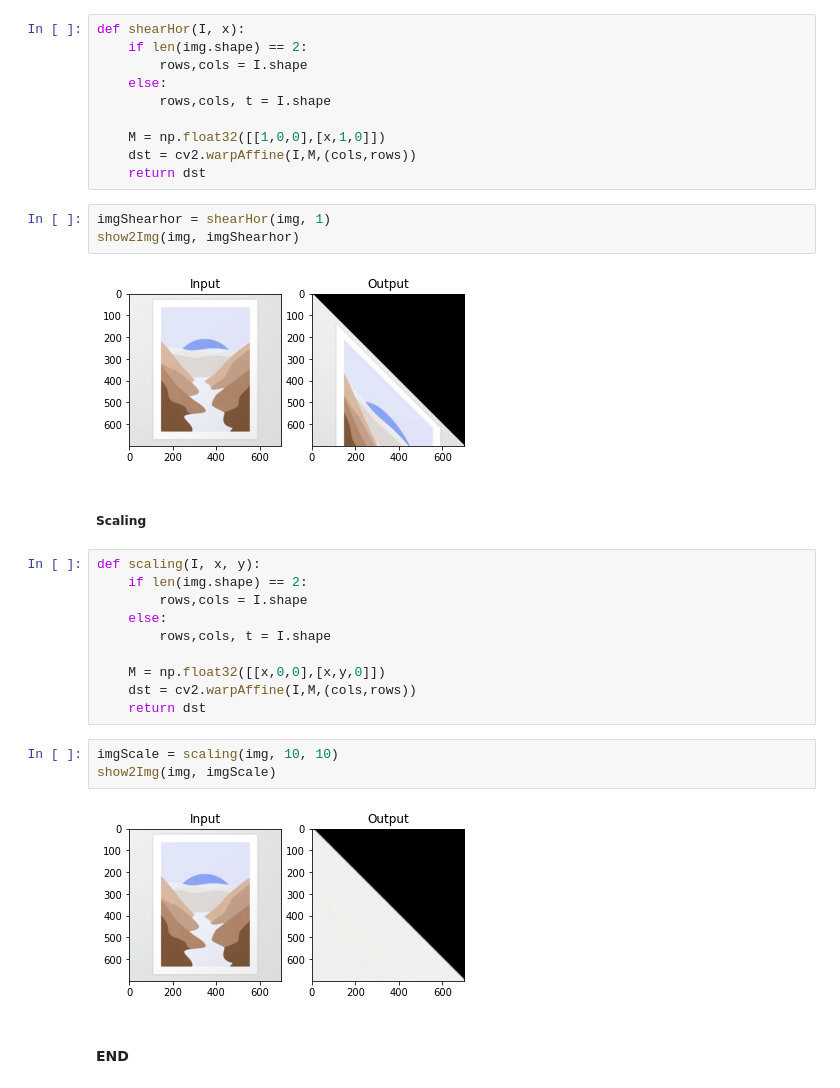
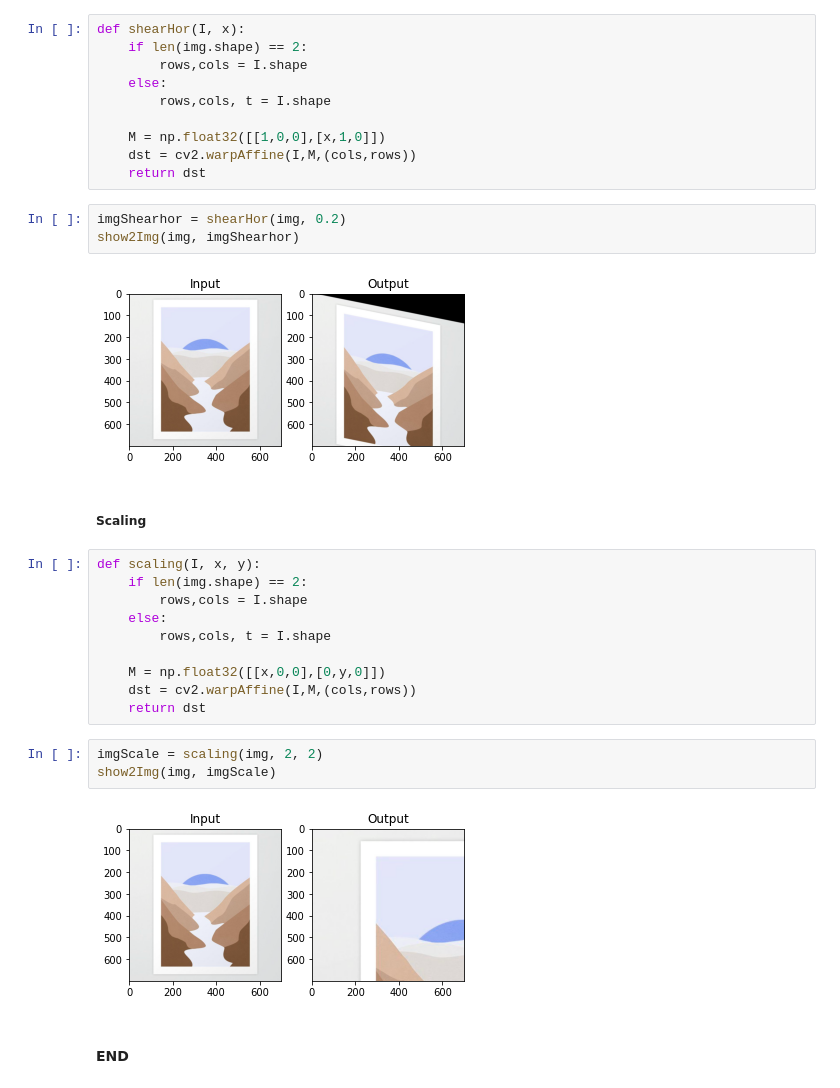
Before and after one commit to KATTA-00/CO543-Image-Processing-Labs, a Jupyter notebook: lab01/e19129.ipynb, the cells around one changed output. Saved outputs shown, nothing was run; the diff lists cells and outputs as text.

Commit message:
Fix shearing direction in geometric transformation functions

```diff
--- a/lab01/e19129.ipynb
+++ b/lab01/e19129.ipynb
@@ -193,10 +193,10 @@ def shearHor(I, x):
     dst = cv2.warpAffine(I,M,(cols,rows))
     return dst
 # %%
-imgShearhor = shearHor(img, 1)
+imgShearhor = shearHor(img, 0.2)
 show2Img(img, imgShearhor)
 # %% [output]
-[figure, old version]
+[figure, new version]
 # %% [markdown]
 ##### Scaling
 # %%
@@ -206,13 +206,13 @@ def scaling(I, x, y):
     else:
         rows,cols, t = I.shape
 
-    M = np.float32([[x,0,0],[x,y,0]])
+    M = np.float32([[x,0,0],[0,y,0]])
     dst = cv2.warpAffine(I,M,(cols,rows))
     return dst
 # %%
-imgScale = scaling(img, 10, 10)
+imgScale = scaling(img, 2, 2)
 show2Img(img, imgScale)
 # %% [output]
-[figure, old version]
+[figure, new version]
 # %% [markdown]
 #### END
```
Also changed, not shown: parts of 6 cells of this notebook, 16 other files.
